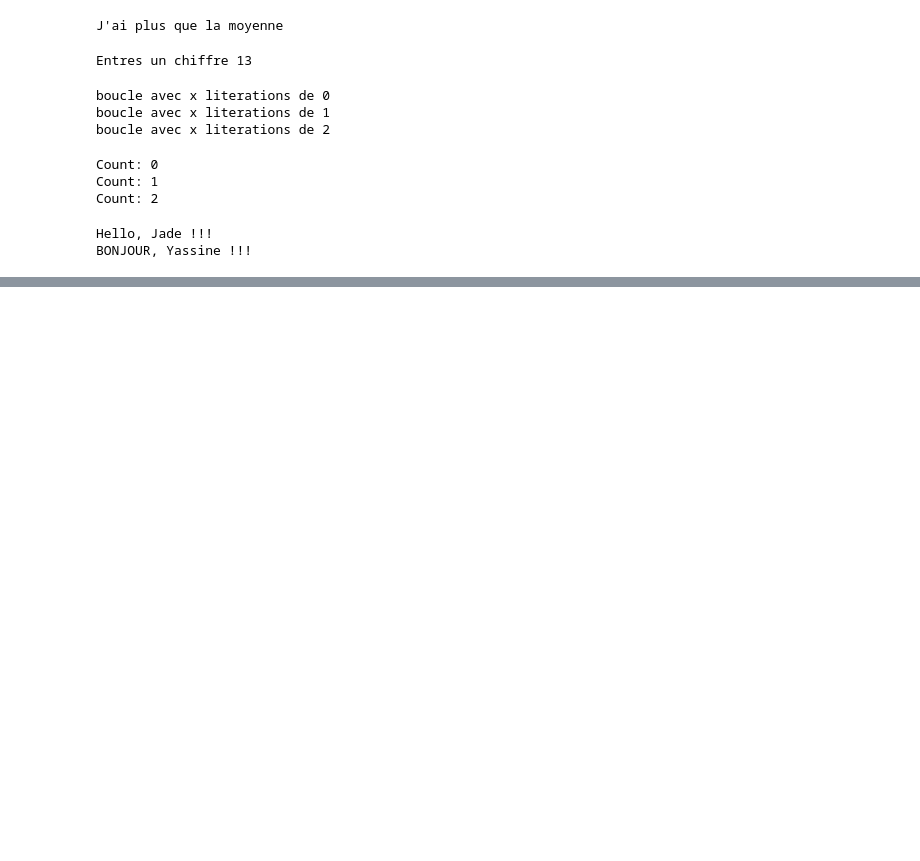
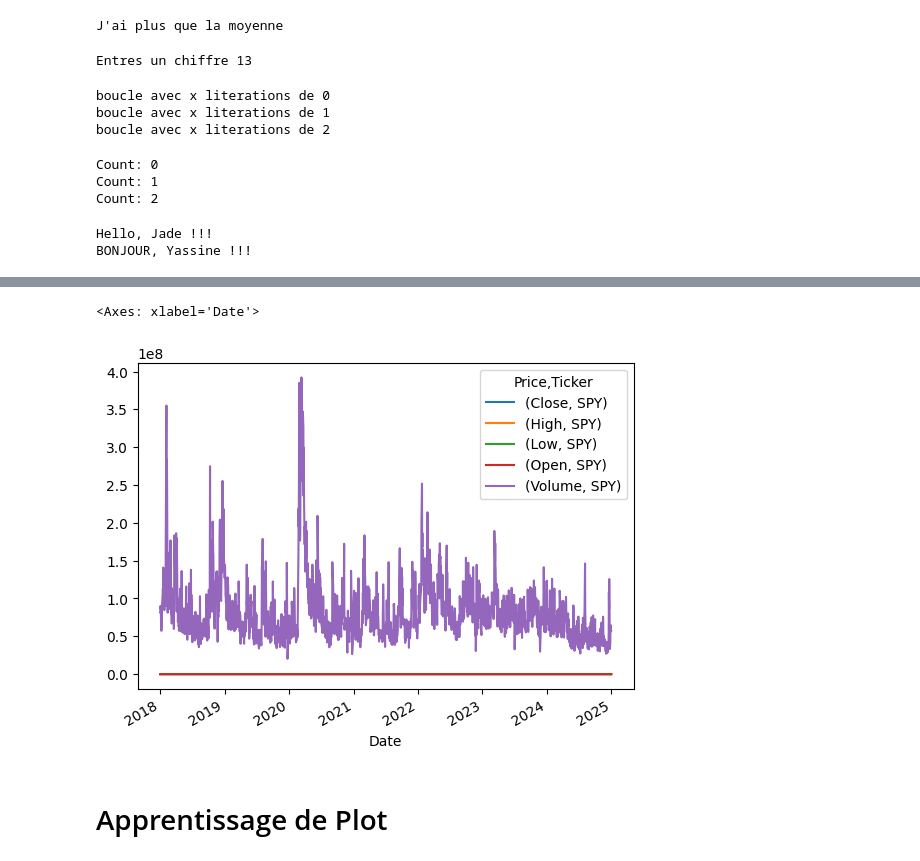
Before and after one commit to Thibautsdk/IAE_METZ_DATA_2025_SANDROCK_DASILVA, a Jupyter notebook: TD_DATAFUNDS.ipynb, the cells around one changed output, grey strips where cells are left out. Saved outputs shown, nothing was run; the diff lists cells and outputs as text; code cells hidden in the pictures; blank space fills up the shorter version.

```diff
--- a/TD_DATAFUNDS.ipynb
+++ b/TD_DATAFUNDS.ipynb
@@ -108,0 +159,17 @@ BONJOUR, Yassine !!!
+# %%
+#Blocs : Variables
+# pour une comparaison d'indices de pays
+
+france_symbol = 'EWQ'
+Ireland_symbol = 'EWK'
+luxembourg_symbol = 'SPY'
+# %%
+#Blocks : time frame
+start_date = '2018-01-01'
+end_date = '2025-01-01'
+# %%
+#Telechargement de données historiques de YFINANCE
+
+france_data= yf.download(france_symbol, start=start_date, end=end_date)
+Ireland_data= yf.download(Ireland_symbol, start=start_date, end=end_date)
+luxembourg_data= yf.download(luxembourg_symbol, start=start_date, end=end_date)
@@ -108,0 +228,9 @@ BONJOUR, Yassine !!!
+# %%
+#Graphiques : présentation à des investisseurs
+
+luxembourg_data.plot()
+# %% [output]
+<Axes: xlabel='Date'>
+[figure, added]
+# %% [markdown]
+# Apprentissage de Plot
```
Also changed, not shown: parts of 24 cells of this notebook.
